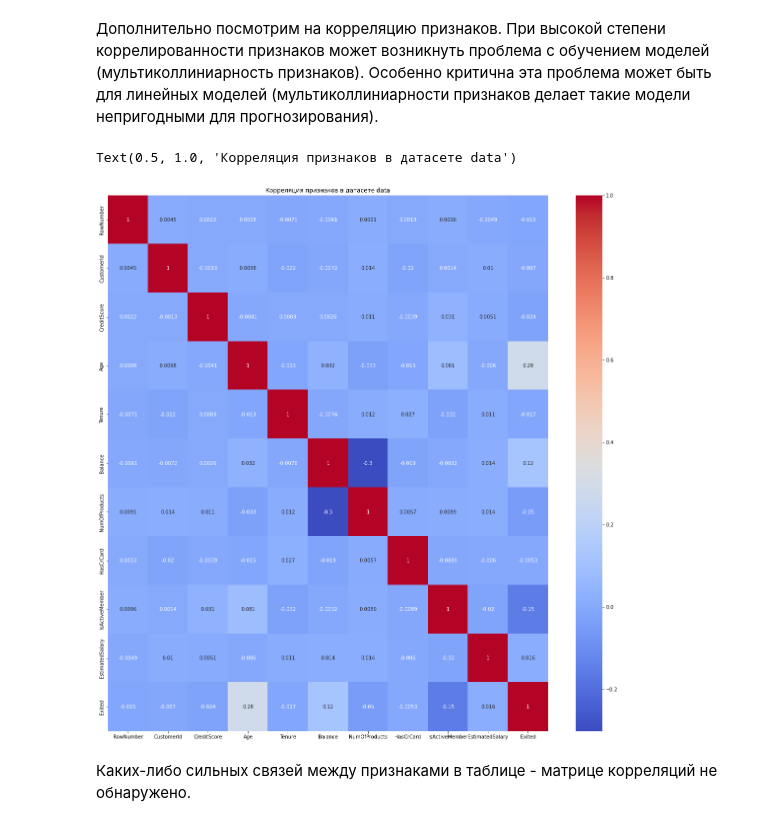
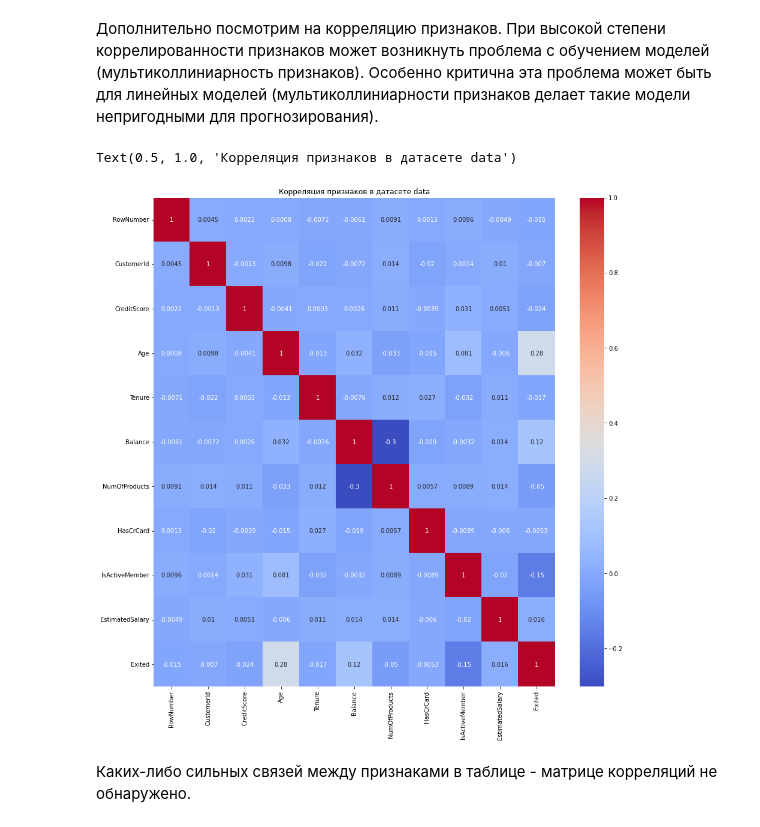
Before and after one commit to elenadigital/Yandex_Practicum_Projects, a Jupyter notebook: 01_Bank Customer Churn Prediction/bank_customer_churn_prediction.ipynb, the cells around one changed output. Drawn from its saved outputs; the diff is of its cells as text; code cells hidden in the pictures.

Commit message:
01_Bank Customer Churn Prediction update

```diff
--- a/1_client_churn/client_churn .ipynb
+++ b/01_Bank Customer Churn Prediction/bank_customer_churn_prediction.ipynb
@@ -62,3 +28,5 @@ except:
+# %%
+data = pd.read_csv('/Users/lena/datasets/Churn.csv')
 # %%
 data.head()
 # %% [output]
@@ -321,12 +289,12 @@ data['Gender'].hist(bins = 10, figsize=(12,6))
 # %%
 # Найдем коэффициент корреляции для всех пар столбцов
 corr_matrix = data.corr()
-plt.figure(figsize=(20, 20))
+plt.figure(figsize=(15, 15))
 sns.heatmap(corr_matrix, annot=True, cmap='coolwarm')
 plt.title('Корреляция признаков в датасете data')
 # %% [output]
 Text(0.5, 1.0, 'Корреляция признаков в датасете data')
-[figure, old version]
+[figure, new version]
 # %% [markdown]
 Каких-либо сильных связей между признаками в таблице - матрице корреляций не обнаружено.
 # %% [markdown]
```
Also changed, not shown: parts of 15 cells of this notebook, 4 other files.
